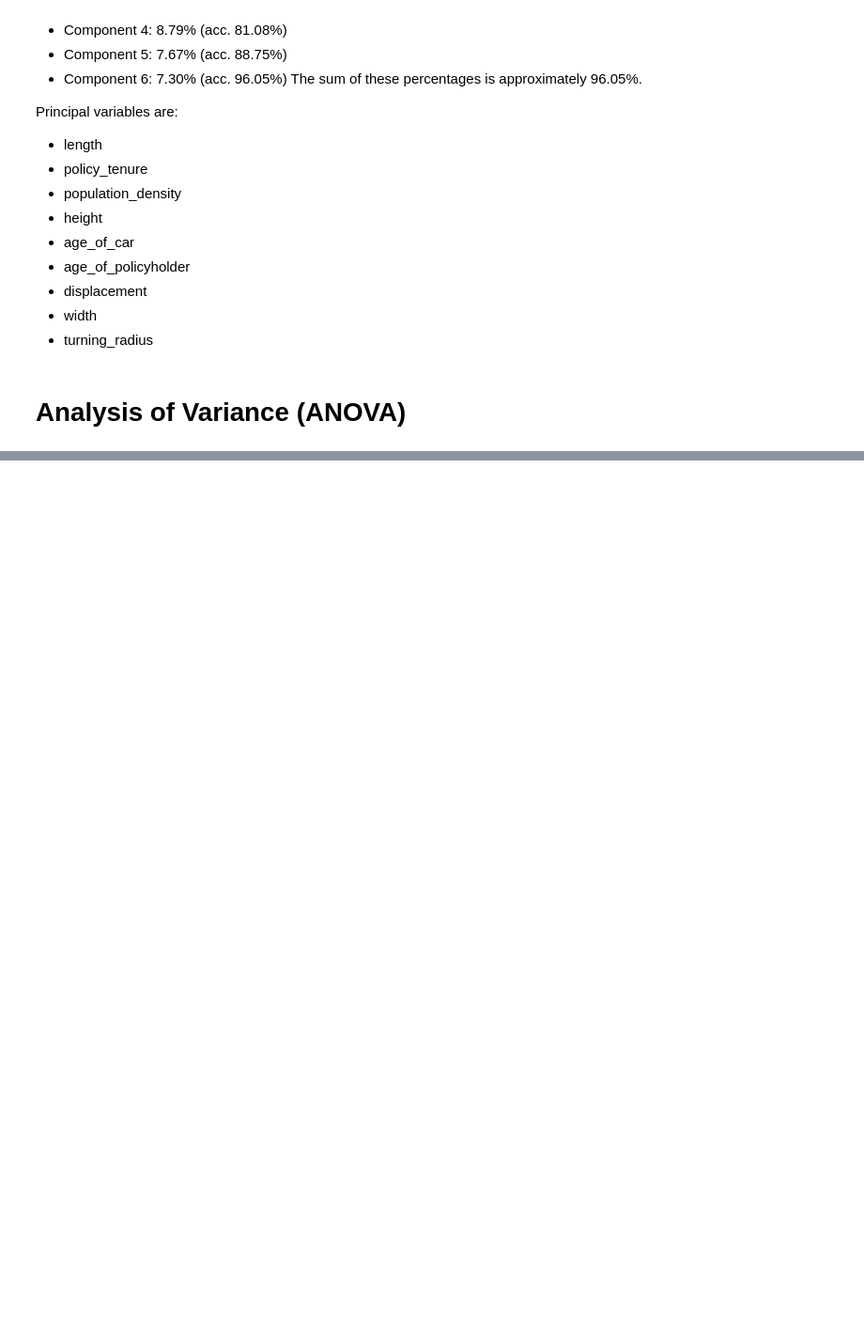
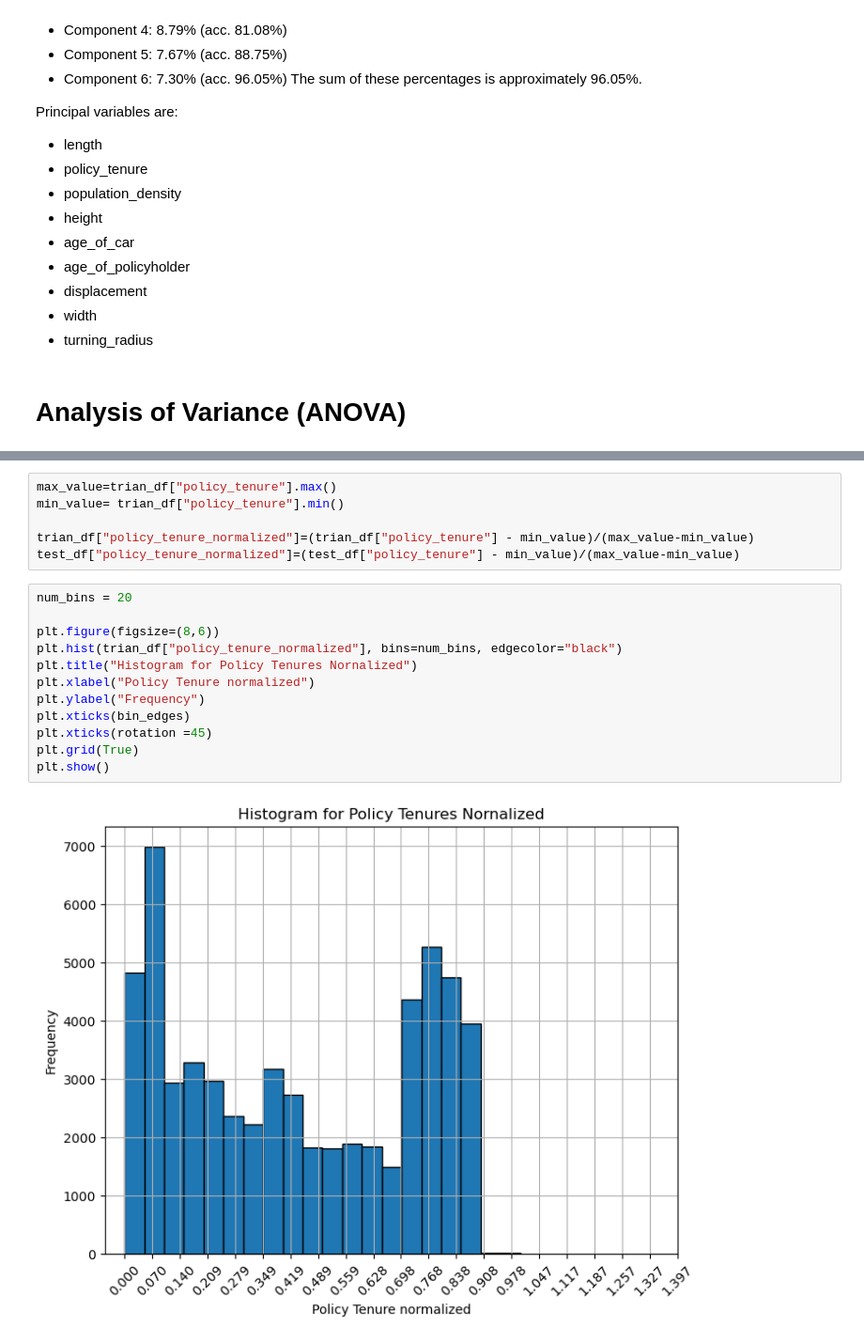
Before and after one commit to DS-Training-2020/car-claims-data, a Jupyter notebook: car_claims.ipynb, the cells around one changed output, grey strips where cells are left out. Shown at 94% size. Saved outputs shown, nothing was run; the diff lists cells and outputs as text; blank space fills up the shorter version.

```diff
--- a/car_claims.ipynb
+++ b/car_claims.ipynb
@@ -313,0 +547,20 @@ Kruskal-Wallis H Test
+# %%
+max_value=trian_df["policy_tenure"].max()
+min_value= trian_df["policy_tenure"].min()
+
+trian_df["policy_tenure_normalized"]=(trian_df["policy_tenure"] - min_value)/(max_value-min_value)
+test_df["policy_tenure_normalized"]=(test_df["policy_tenure"] - min_value)/(max_value-min_value)
+# %%
+num_bins = 20
+
+plt.figure(figsize=(8,6))
+plt.hist(trian_df["policy_tenure_normalized"], bins=num_bins, edgecolor="black")
+plt.title("Histogram for Policy Tenures Nornalized")
+plt.xlabel("Policy Tenure normalized")
+plt.ylabel("Frequency")
+plt.xticks(bin_edges)
+plt.xticks(rotation =45)
+plt.grid(True)
+plt.show()
+# %% [output]
+[figure, added]
```
Also changed, not shown: parts of 24 cells of this notebook.
